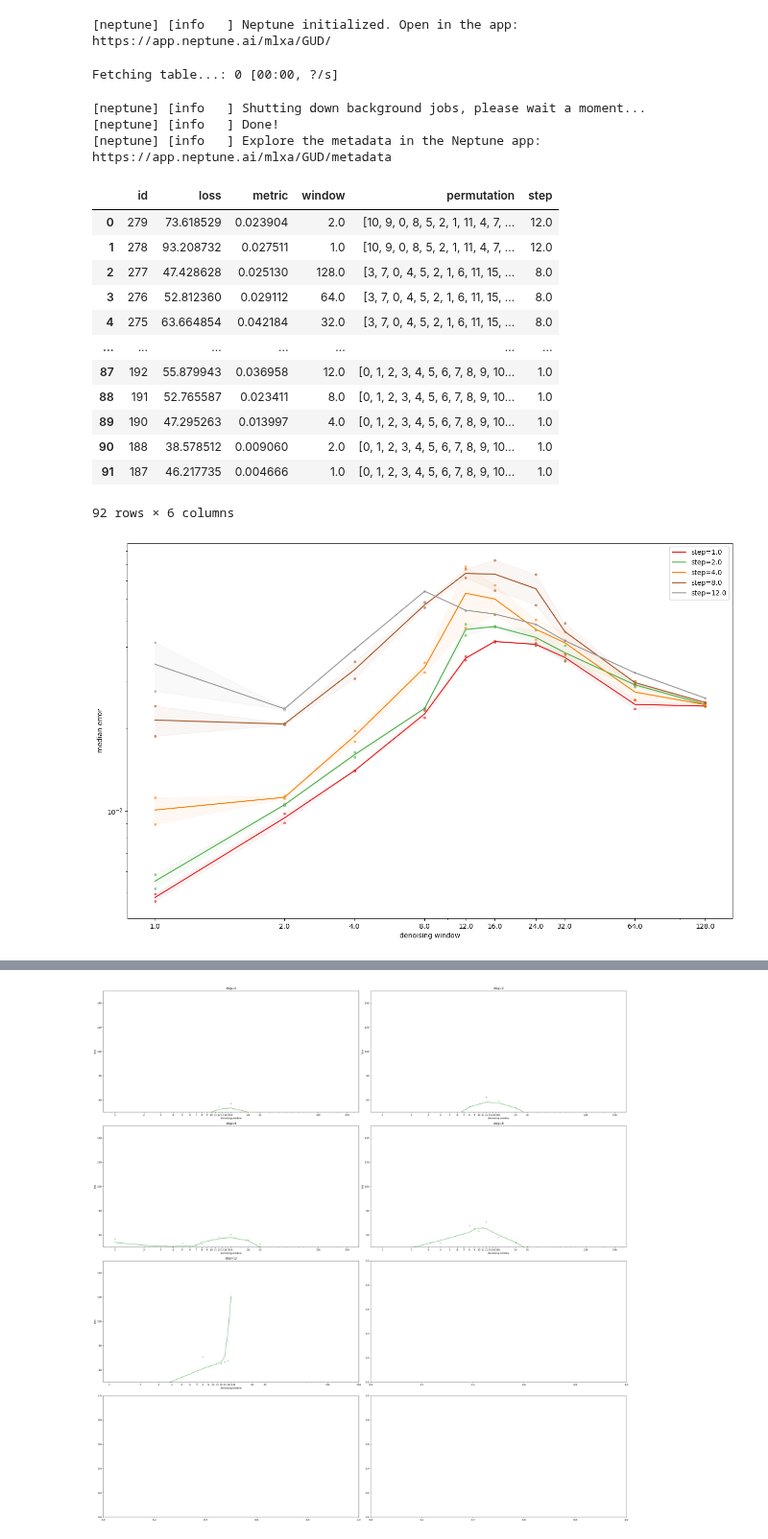
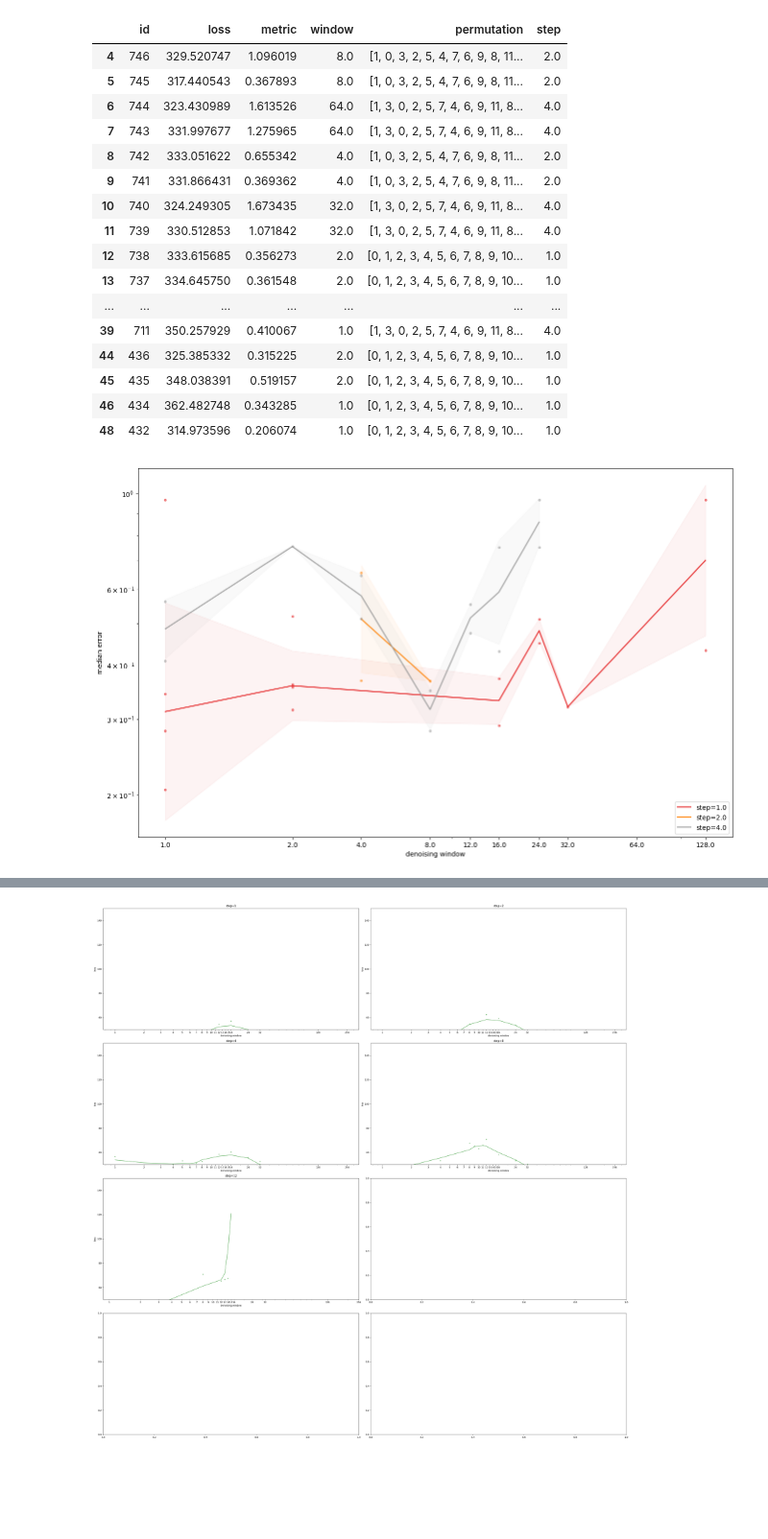
Before and after one commit to msh2481/gud, a Jupyter notebook: report.ipynb, the cells around one changed output, grey strips where cells are left out. Shown at 96% size. Cells and saved outputs as stored; diff of their text form; code cells hidden in the pictures; blank space fills up the shorter version.

```diff
--- a/report.ipynb
+++ b/report.ipynb
@@ -6,7 +6,7 @@ import matplotlib.pyplot as plt
 import numpy as np
 from incense import ExperimentLoader
 # %%
-def get_permutation(step, length=24):
+def get_permutation(step, length=48):
     np.random.seed(42)
     block_permutation = np.random.permutation(step)
     # ensure that number of inversions is about half
@@ -35,7 +35,7 @@ def infer_step(permutation):
     permutation = eval(permutation)
     if not isinstance(permutation, list):
         return None
-    if len(permutation) != 24:
+    if len(permutation) != 48:
         return None
     for step in range(1, len(permutation)):
         if len(permutation) % step == 0:
@@ -46,48 +68,32 @@ def infer_step(permutation):
 # %%
-from typing import Any
-
-import neptune
-
-neptune_token = "eyJhcGlfYWRkcmVzcyI6Imh0dHBzOi8vYXBwLm5lcHR1bmUuYWkiLCJhcGlfdXJsIjoiaHR0cHM6Ly9hcHAubmVwdHVuZS5haSIsImFwaV9rZXkiOiI5NTIzY2UxZC1jMjI5LTRlYTQtYjQ0Yi1kM2JhMGU1NDllYTIifQ=="
-project = neptune.init_project(project="GUD", api_token=neptune_token, mode="read-only")
-columns = [
-    "sys/id",
-    "experiment/metrics/loss",
-    "experiment/metrics/q50",
-    "experiment/config/diffusion_config window",
-    "experiment/config/generator_config permutation",
-]
-runs = project.fetch_runs_table().to_pandas()
-project.stop()
 selected = runs[columns].copy()
 selected.columns = ["id", "loss", "metric", "window", "permutation"]
 selected["step"] = selected["permutation"].apply(lambda p: infer_step(p))
 selected["id"] = selected["id"].apply(lambda x: int(x.split("-")[-1]))
 selected = selected.dropna()
-selected = selected[selected["id"] >= 187]
+selected = selected[selected["id"] >= 432]
+selected = selected[selected["id"] <= 746]
 # TODO: take something with less variance than last value of loss
-# %% [output]
-[neptune] [info   ] Neptune initialized. Open in the app: https://app.neptune.ai/mlxa/GUD/
-Fetching table...: 0 [00:00, ?/s]
-[neptune] [info   ] Shutting down background jobs, please wait a moment...
-[neptune] [info   ] Done!
-[neptune] [info   ] Explore the metadata in the Neptune app: https://app.neptune.ai/mlxa/GUD/metadata
 # %%
 selected
 # %% [output]
 |  | id | loss | metric | window | permutation | step |
-| 0 | 279 | 73.618529 | 0.023904 | 2.0 | [10, 9, 0, 8, 5, 2, 1, 11, 4, 7, ... | 12.0 |
-| 1 | 278 | 93.208732 | 0.027511 | 1.0 | [10, 9, 0, 8, 5, 2, 1, 11, 4, 7, ... | 12.0 |
-| 2 | 277 | 47.428628 | 0.025130 | 128.0 | [3, 7, 0, 4, 5, 2, 1, 6, 11, 15, ... | 8.0 |
-| 3 | 276 | 52.812360 | 0.029112 | 64.0 | [3, 7, 0, 4, 5, 2, 1, 6, 11, 15, ... | 8.0 |
-| 4 | 275 | 63.664854 | 0.042184 | 32.0 | [3, 7, 0, 4, 5, 2, 1, 6, 11, 15, ... | 8.0 |
+| 4 | 746 | 329.520747 | 1.096019 | 8.0 | [1, 0, 3, 2, 5, 4, 7, 6, 9, 8, 11... | 2.0 |
+| 5 | 745 | 317.440543 | 0.367893 | 8.0 | [1, 0, 3, 2, 5, 4, 7, 6, 9, 8, 11... | 2.0 |
+| 6 | 744 | 323.430989 | 1.613526 | 64.0 | [1, 3, 0, 2, 5, 7, 4, 6, 9, 11, 8... | 4.0 |
+| 7 | 743 | 331.997677 | 1.275965 | 64.0 | [1, 3, 0, 2, 5, 7, 4, 6, 9, 11, 8... | 4.0 |
+| 8 | 742 | 333.051622 | 0.655342 | 4.0 | [1, 0, 3, 2, 5, 4, 7, 6, 9, 8, 11... | 2.0 |
+| 9 | 741 | 331.866431 | 0.369362 | 4.0 | [1, 0, 3, 2, 5, 4, 7, 6, 9, 8, 11... | 2.0 |
+| 10 | 740 | 324.249305 | 1.673435 | 32.0 | [1, 3, 0, 2, 5, 7, 4, 6, 9, 11, 8... | 4.0 |
+| 11 | 739 | 330.512853 | 1.071842 | 32.0 | [1, 3, 0, 2, 5, 7, 4, 6, 9, 11, 8... | 4.0 |
+| 12 | 738 | 333.615685 | 0.356273 | 2.0 | [0, 1, 2, 3, 4, 5, 6, 7, 8, 9, 10... | 1.0 |
+| 13 | 737 | 334.645750 | 0.361548 | 2.0 | [0, 1, 2, 3, 4, 5, 6, 7, 8, 9, 10... | 1.0 |
 | ... | ... | ... | ... | ... | ... | ... |
-| 87 | 192 | 55.879943 | 0.036958 | 12.0 | [0, 1, 2, 3, 4, 5, 6, 7, 8, 9, 10... | 1.0 |
-| 88 | 191 | 52.765587 | 0.023411 | 8.0 | [0, 1, 2, 3, 4, 5, 6, 7, 8, 9, 10... | 1.0 |
-| 89 | 190 | 47.295263 | 0.013997 | 4.0 | [0, 1, 2, 3, 4, 5, 6, 7, 8, 9, 10... | 1.0 |
-| 90 | 188 | 38.578512 | 0.009060 | 2.0 | [0, 1, 2, 3, 4, 5, 6, 7, 8, 9, 10... | 1.0 |
-| 91 | 187 | 46.217735 | 0.004666 | 1.0 | [0, 1, 2, 3, 4, 5, 6, 7, 8, 9, 10... | 1.0 |
+| 39 | 711 | 350.257929 | 0.410067 | 1.0 | [1, 3, 0, 2, 5, 7, 4, 6, 9, 11, 8... | 4.0 |
+| 44 | 436 | 325.385332 | 0.315225 | 2.0 | [0, 1, 2, 3, 4, 5, 6, 7, 8, 9, 10... | 1.0 |
+| 45 | 435 | 348.038391 | 0.519157 | 2.0 | [0, 1, 2, 3, 4, 5, 6, 7, 8, 9, 10... | 1.0 |
+| 46 | 434 | 362.482748 | 0.343285 | 1.0 | [0, 1, 2, 3, 4, 5, 6, 7, 8, 9, 10... | 1.0 |
+| 48 | 432 | 314.973596 | 0.206074 | 1.0 | [0, 1, 2, 3, 4, 5, 6, 7, 8, 9, 10... | 1.0 |
-92 rows × 6 columns
 # %%
 from collections import defaultdict
 
@@ -149,36 +155,39 @@ for step, color in zip(steps, colors):
         cur = error_lists[(step, w)]
         cur = [x for x in cur if x < 1.0]
         if len(cur) > 0:
             means.append(np.median(cur))
-            stds.append(np.std(cur))
+            stds.append(np.std(np.log(cur)))
             xs.append(w)
             plt.plot([w] * len(cur), cur, "o", ms=3, alpha=0.5, color=color)
 
     if len(xs) == 0:
         continue
 
     # Convert to arrays
     means = np.array(means)
     stds = np.array(stds)
     # Smooth means and stds with gaussian filter
     from scipy.ndimage import gaussian_filter1d
 
     # means = gaussian_filter1d(means, sigma=0.01)
     # stds = gaussian_filter1d(stds, sigma=1.0)
     xs = np.array(xs)
 
     # Plot mean line and std area
     plt.plot(xs, means, "-", label=f"step={step}", color=color)
-    plt.fill_between(xs, means - stds, means + stds, alpha=0.05, color=color)
+    # Apply std band in log space
+    plt.fill_between(
+        xs, means / np.exp(stds), means * np.exp(stds), alpha=0.05, color=color
+    )
 
 plt.xticks(ws, [str(w) for w in ws])
 plt.xlabel("denoising window")
 plt.ylabel("median error")
 plt.yscale("log")
 plt.legend()
 plt.show()
 # %% [output]
-[figure, old version]
+[figure, new version]
 # %%
 import matplotlib.pyplot as plt
 import numpy as np
```
Also changed, not shown: parts of 4 cells of this notebook, 2 other files.
